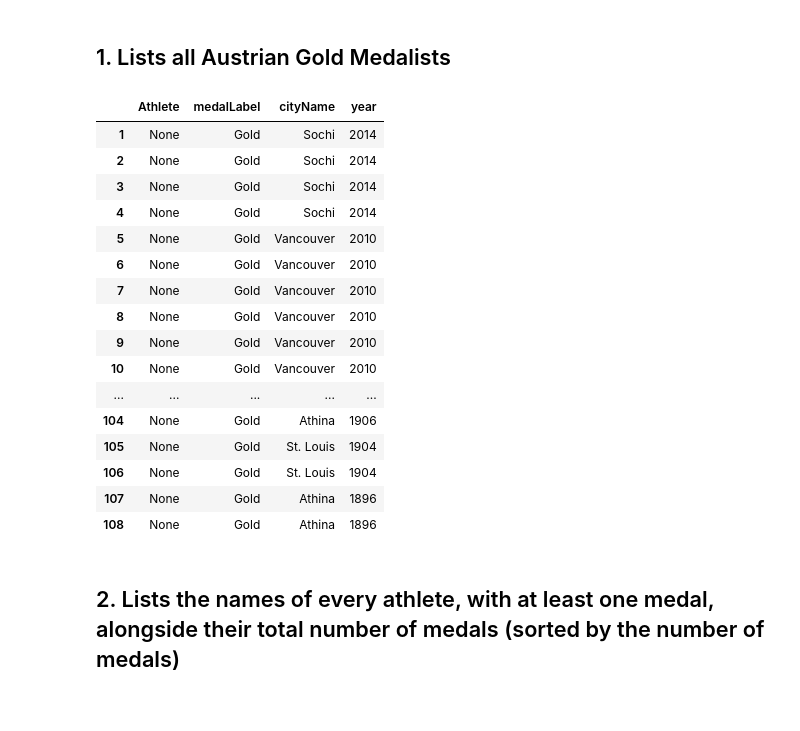
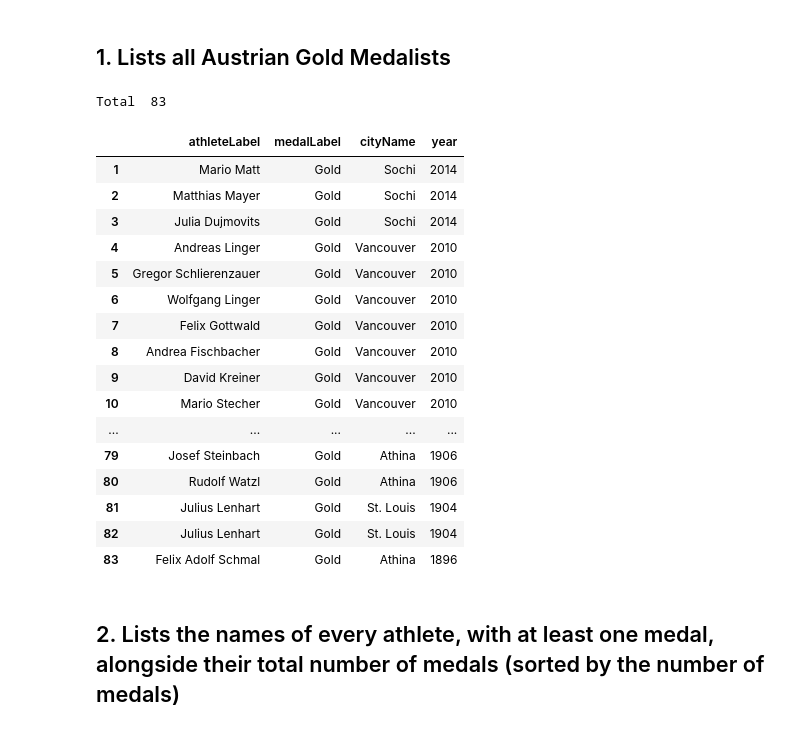
Before and after one commit to gunharth/120-years-of-Olympic-history, a Jupyter notebook: 02_Olympics.ipynb, the cells around one changed output. Saved outputs shown, nothing was run; the diff lists cells and outputs as text; code cells hidden in the pictures.

```diff
--- a/02_Olympics.ipynb
+++ b/02_Olympics.ipynb
@@ -66,52 +64,57 @@ result = g.query("""
     PREFIX ex: <http://example.org/ontology/olympics/>
     PREFIX noc: <http://example.org/resource/olympics/NOC/>
 
-    SELECT ?Athlete ?medalLabel ?cityName ?year
+    SELECT ?athleteLabel ?medalLabel ?cityName ?year
     WHERE {
         ?instance ex:athlete ?athlete;
                   ex:medal ?medal;
                   ex:games ?games;
                   ex:event ?event .
+
+        ?athlete rdfs:label ?athleteLabel .
 
         ?medal rdfs:label ?medalLabel .
 
         ?games dbo:location ?city ;
         ex:season ?season;
         dbo:year ?year .
 
         ?city rdfs:label ?cityName .
 
         ?season rdfs:label ?seasonName .
 
         FILTER CONTAINS(?medalLabel,"Gold") .
 
     }
     ORDER BY DESC(?year)
 
 """)
 
+print("Total ",len(result))
+
 pd.set_option('display.max_rows', 500)
 df = pd.DataFrame(result, columns=result.vars)
 df.index +=1
 df
 # %% [output]
+Total  83
-|  | Athlete | medalLabel | cityName | year |
-| 1 | None | Gold | Sochi | 2014 |
-| 2 | None | Gold | Sochi | 2014 |
-| 3 | None | Gold | Sochi | 2014 |
-| 4 | None | Gold | Sochi | 2014 |
-| 5 | None | Gold | Vancouver | 2010 |
-| 6 | None | Gold | Vancouver | 2010 |
-| 7 | None | Gold | Vancouver | 2010 |
-| 8 | None | Gold | Vancouver | 2010 |
-| 9 | None | Gold | Vancouver | 2010 |
-| 10 | None | Gold | Vancouver | 2010 |
+|  | athleteLabel | medalLabel | cityName | year |
+| 1 | Mario Matt | Gold | Sochi | 2014 |
+| 2 | Matthias Mayer | Gold | Sochi | 2014 |
+| 3 | Julia Dujmovits | Gold | Sochi | 2014 |
+| 4 | Andreas Linger | Gold | Vancouver | 2010 |
+| 5 | Gregor Schlierenzauer | Gold | Vancouver | 2010 |
+| 6 | Wolfgang Linger | Gold | Vancouver | 2010 |
+| 7 | Felix Gottwald | Gold | Vancouver | 2010 |
+| 8 | Andrea Fischbacher | Gold | Vancouver | 2010 |
+| 9 | David Kreiner | Gold | Vancouver | 2010 |
+| 10 | Mario Stecher | Gold | Vancouver | 2010 |
 | ... | ... | ... | ... | ... |
-| 104 | None | Gold | Athina | 1906 |
-| 105 | None | Gold | St. Louis | 1904 |
-| 106 | None | Gold | St. Louis | 1904 |
-| 107 | None | Gold | Athina | 1896 |
-| 108 | None | Gold | Athina | 1896 |
+| 79 | Josef Steinbach | Gold | Athina | 1906 |
+| 80 | Rudolf Watzl | Gold | Athina | 1906 |
+| 81 | Julius Lenhart | Gold | St. Louis | 1904 |
+| 82 | Julius Lenhart | Gold | St. Louis | 1904 |
+| 83 | Felix Adolf Schmal | Gold | Athina | 1896 |
 # %% [markdown]
 ## 2. Lists the names of every athlete, with at least one medal, alongside their total number of medals (sorted by the number of medals)
 # %%
```
Also changed, not shown: parts of 5 cells of this notebook.
